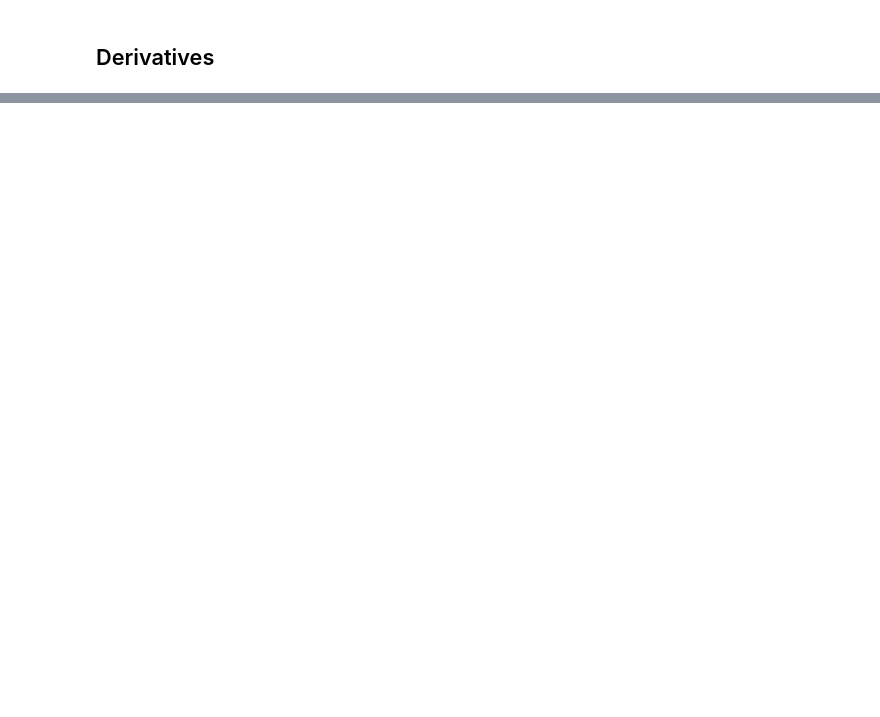
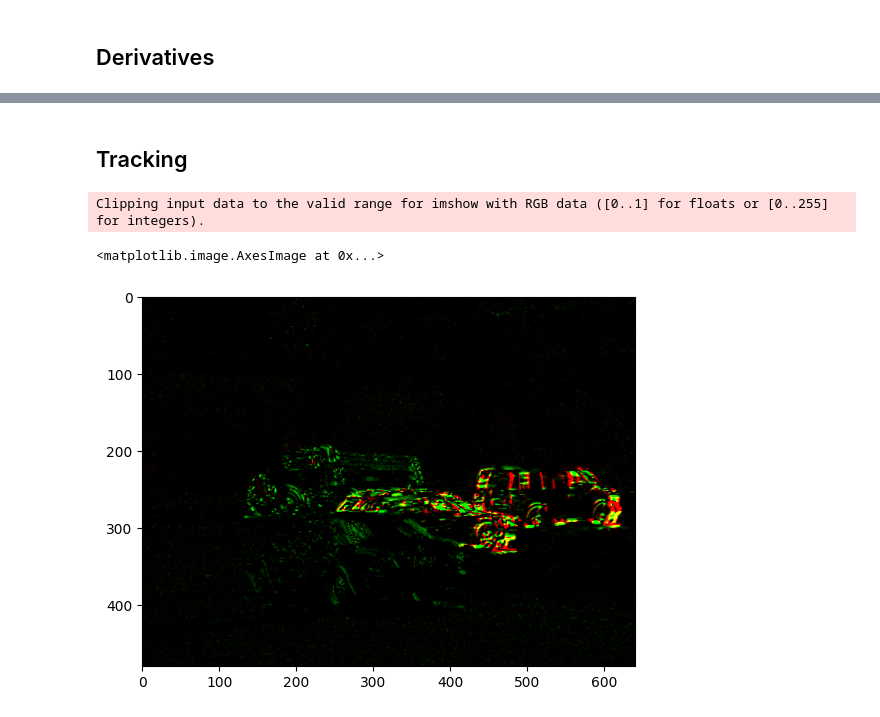
Before and after one commit to sivaturi68/cs482-final-proj, a Jupyter notebook: src.ipynb, the cells around one changed output, grey strips where cells are left out. Saved outputs shown, nothing was run; the diff lists cells and outputs as text; code cells hidden in the pictures; blank space fills up the shorter version.

```diff
--- a/src.ipynb
+++ b/src.ipynb
@@ -129,0 +185,38 @@ for I_t_i in time_deriv(video):
+# %% [markdown]
+## Tracking
+# %%
+WINDOW_SIZE = 5
+
+def get_window_coordinates(center: Tuple[int, int], win_size: int, lower_clamp=True) -> List[Tuple[int, int]]:
+    xs = [x for x in range(center[0] - win_size // 2, center[0] + win_size // 2 + 1) if (not lower_clamp) or (x >= 0)]
+    ys = [y for y in range(center[1] - win_size // 2, center[1] + win_size // 2 + 1) if (not lower_clamp) or (y >= 0)]
+
+    coords = [(x, y) for x in xs for y in ys]
+    return coords
+
+frame1 = video[0]
+frame2 = video[1]
+
+u_field = np.zeros_like(frame1)
+v_field = np.zeros_like(frame1)
+zeroes = np.zeros_like(frame1)
+
+l = 0.01
+
+# while True:
+for i in range(100):
+    calculation = (I_x[0] * u_field + I_y[0] * v_field + I_t[0]) / ((1 / l) + I_x[0] ** 2 + I_y[0] ** 2)
+    u_field -= calculation * I_x[0]
+    v_field -= calculation * I_y[0]
+
+x, y = np.meshgrid(np.arange(frame1.shape[0]), np.arange(frame1.shape[1]))
+
+plt.figure()
+plt.imshow(np.stack((u_field, v_field, zeroes), axis=2), vmin=-1, vmax=1)
+# plt.quiver(x[::10], y[::10], u_field[::10, ::10], v_field[::10, ::10], color='r')
+# plt.figure()
+# plt.imshow(v_field, vmin=-1, vmax=1)
+# %% [output]
+Clipping input data to the valid range for imshow with RGB data ([0..1] for floats or [0..255] for integers).
+<matplotlib.image.AxesImage at 0x...>
+[figure, added]
```
Also changed, not shown: parts of 6 cells of this notebook, 9 other files.
